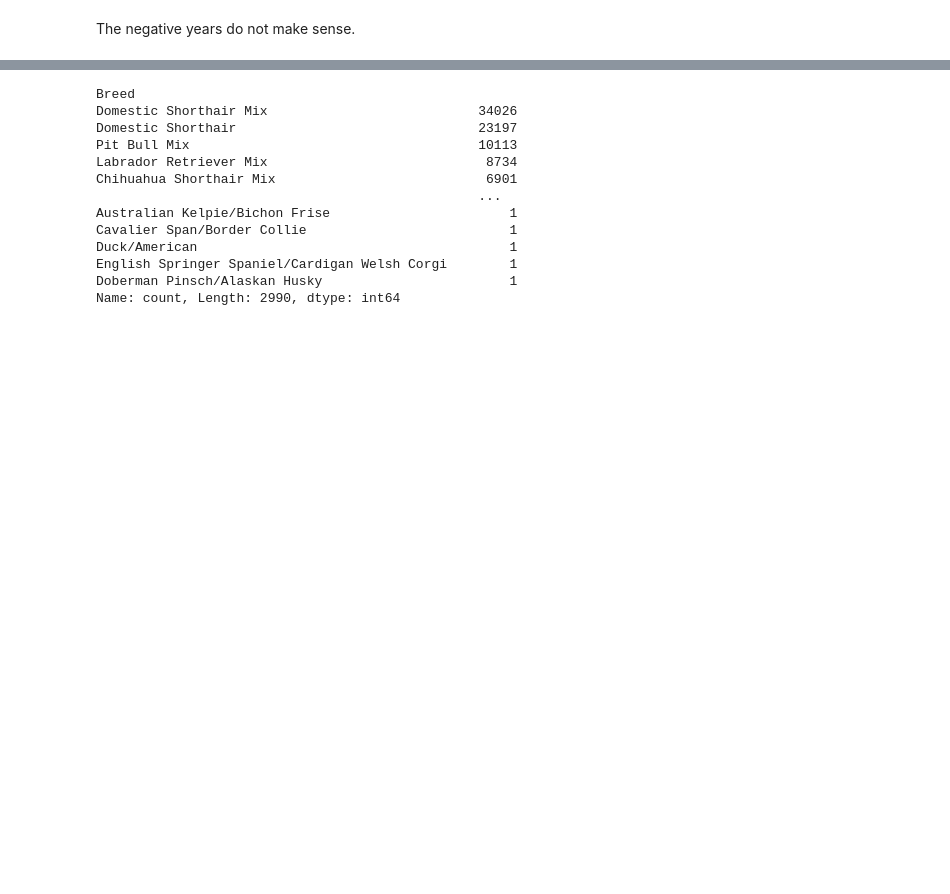
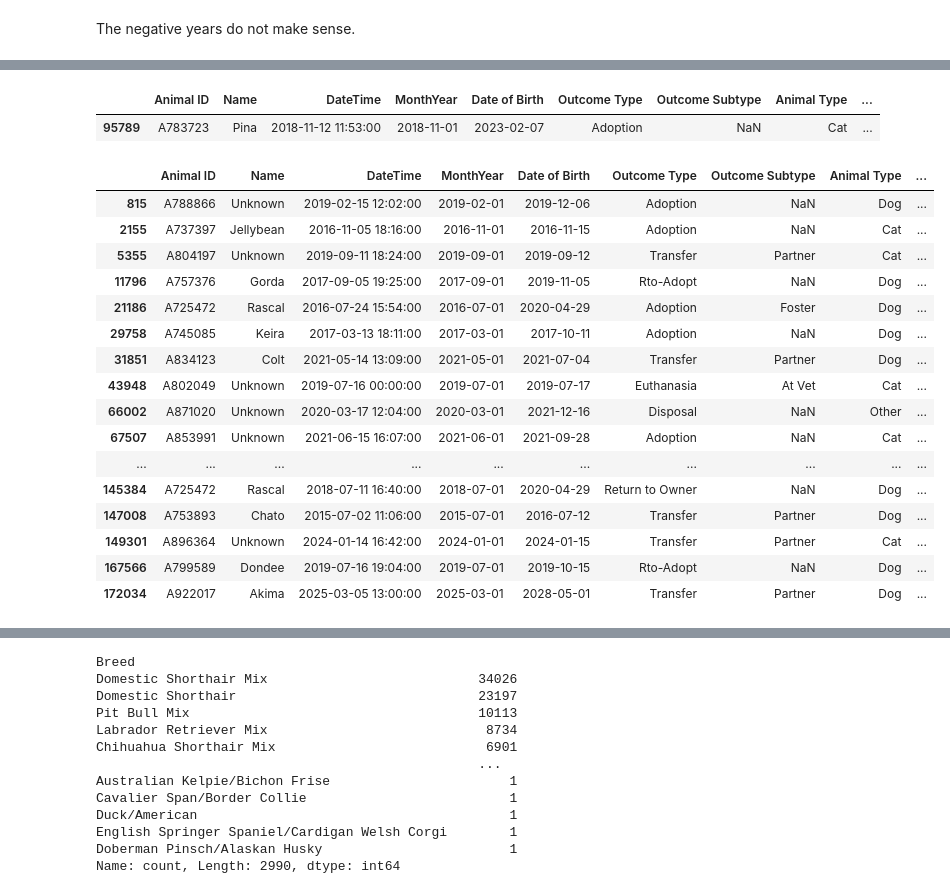
Before and after one commit to 607brendon/kaggle-pandas-tutorial, a Jupyter notebook: austin-animal-center-outcomes-eda.ipynb, the cells around one changed output, grey strips where cells are left out. Saved outputs shown, nothing was run; the diff lists cells and outputs as text; code cells hidden in the pictures; blank space fills up the shorter version.

```diff
--- a/austin-animal-center-outcomes-eda.ipynb
+++ b/austin-animal-center-outcomes-eda.ipynb
@@ -419,0 +416,25 @@ Timedelta('-1548 days +11:53:00')
+# %%
+df[df['age_upon_outcome_days'] == df['age_upon_outcome_days'].min()]
+# %% [output]
+|  | Animal ID | Name | DateTime | MonthYear | Date of Birth | Outcome Type | Outcome Subtype | Animal Type | ... |
+| 95789 | A783723 | Pina | 2018-11-12 11:53:00 | 2018-11-01 | 2023-02-07 | Adoption | NaN | Cat | ... |
+# %%
+df[df['age_upon_outcome_days'] < 0]
+# %% [output]
+|  | Animal ID | Name | DateTime | MonthYear | Date of Birth | Outcome Type | Outcome Subtype | Animal Type | ... |
+| 815 | A788866 | Unknown | 2019-02-15 12:02:00 | 2019-02-01 | 2019-12-06 | Adoption | NaN | Dog | ... |
+| 2155 | A737397 | Jellybean | 2016-11-05 18:16:00 | 2016-11-01 | 2016-11-15 | Adoption | NaN | Cat | ... |
+| 5355 | A804197 | Unknown | 2019-09-11 18:24:00 | 2019-09-01 | 2019-09-12 | Transfer | Partner | Cat | ... |
+| 11796 | A757376 | Gorda | 2017-09-05 19:25:00 | 2017-09-01 | 2019-11-05 | Rto-Adopt | NaN | Dog | ... |
+| 21186 | A725472 | Rascal | 2016-07-24 15:54:00 | 2016-07-01 | 2020-04-29 | Adoption | Foster | Dog | ... |
+| 29758 | A745085 | Keira | 2017-03-13 18:11:00 | 2017-03-01 | 2017-10-11 | Adoption | NaN | Dog | ... |
+| 31851 | A834123 | Colt | 2021-05-14 13:09:00 | 2021-05-01 | 2021-07-04 | Transfer | Partner | Dog | ... |
+| 43948 | A802049 | Unknown | 2019-07-16 00:00:00 | 2019-07-01 | 2019-07-17 | Euthanasia | At Vet | Cat | ... |
+| 66002 | A871020 | Unknown | 2020-03-17 12:04:00 | 2020-03-01 | 2021-12-16 | Disposal | NaN | Other | ... |
+| 67507 | A853991 | Unknown | 2021-06-15 16:07:00 | 2021-06-01 | 2021-09-28 | Adoption | NaN | Cat | ... |
+| ... | ... | ... | ... | ... | ... | ... | ... | ... | ... |
+| 145384 | A725472 | Rascal | 2018-07-11 16:40:00 | 2018-07-01 | 2020-04-29 | Return to Owner | NaN | Dog | ... |
+| 147008 | A753893 | Chato | 2015-07-02 11:06:00 | 2015-07-01 | 2016-07-12 | Transfer | Partner | Dog | ... |
+| 149301 | A896364 | Unknown | 2024-01-14 16:42:00 | 2024-01-01 | 2024-01-15 | Transfer | Partner | Cat | ... |
+| 167566 | A799589 | Dondee | 2019-07-16 19:04:00 | 2019-07-01 | 2019-10-15 | Rto-Adopt | NaN | Dog | ... |
+| 172034 | A922017 | Akima | 2025-03-05 13:00:00 | 2025-03-01 | 2028-05-01 | Transfer | Partner | Dog | ... |
```
Also changed, not shown: parts of 5 cells of this notebook.
